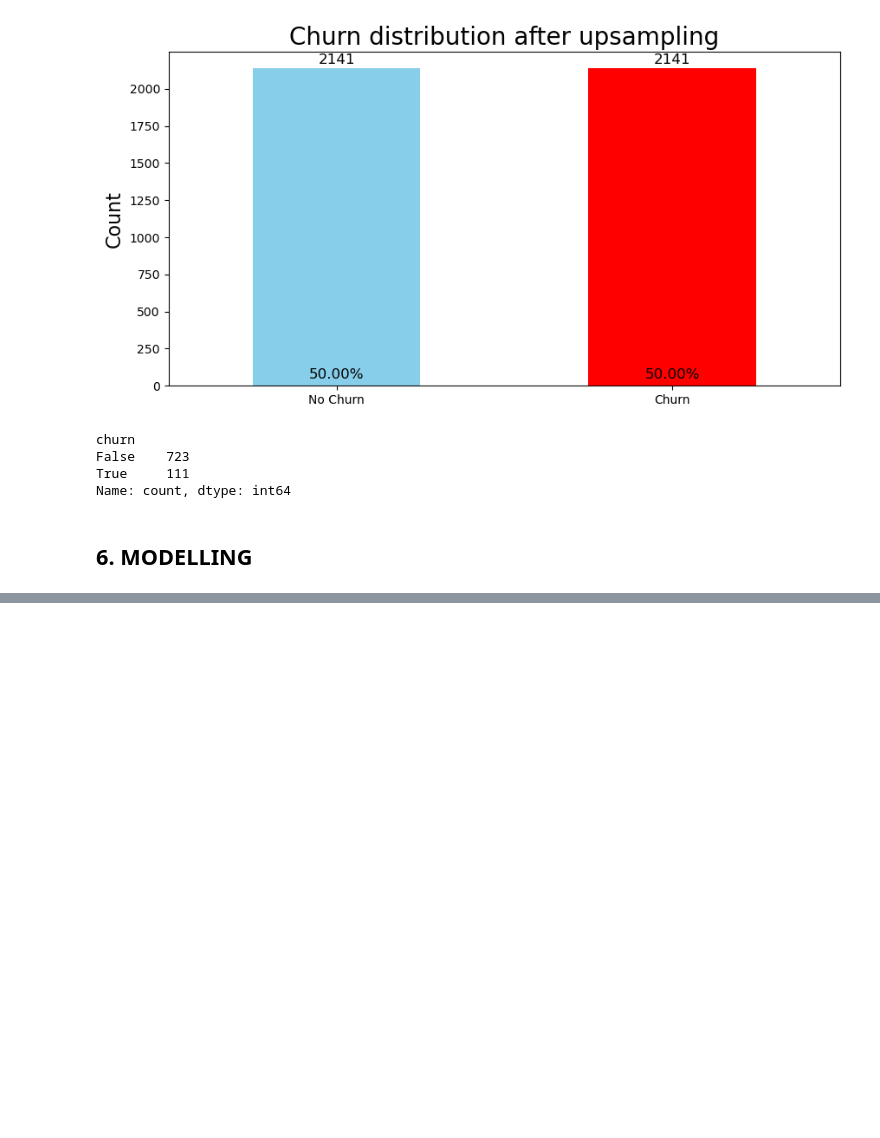
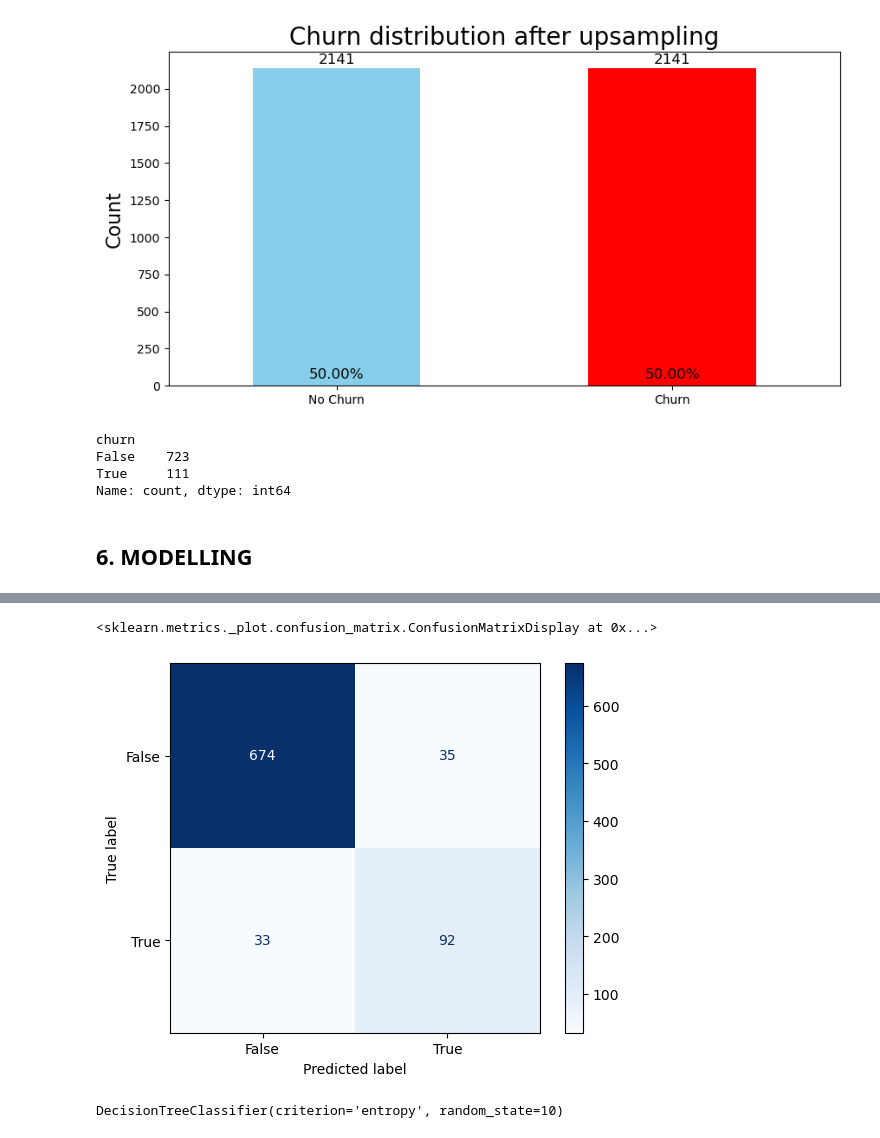
Before and after one commit to VincentKiplangat/Predicting-customer-churn-for-SyrialTel, a Jupyter notebook: SyrialTel.ipynb, the cells around one changed output, grey strips where cells are left out. Saved outputs shown, nothing was run; the diff lists cells and outputs as text; code cells hidden in the pictures; blank space fills up the shorter version.

```diff
--- a/SyrialTel.ipynb
+++ b/SyrialTel.ipynb
@@ -377,0 +489,9 @@ Base Model
+# %%
+# Instantiate KNeighborsClassifier
+clf = KNeighborsClassifier()
+
+# Fit the classifier
+clf.fit(scaled_data_train, y_train)
+
+# Predict on the test set
+test_preds = clf.predict(X_test)
@@ -377,0 +541,4 @@ Base Model
+# %%
+# Train a DT classifier
+classifier = DecisionTreeClassifier(random_state=10)
+classifier.fit(X_train, y_train)
@@ -377,0 +547,3 @@ Base Model
+# %%
+# Make predictions for test data
+y_pred = classifier.predict(X_test)
@@ -377,0 +577,10 @@ Base Model
+# %%
+# Alternative confusion matrix
+from sklearn.metrics import ConfusionMatrixDisplay, confusion_matrix
+
+cnf_matrix = confusion_matrix(y_test, y_pred)
+disp = ConfusionMatrixDisplay(confusion_matrix=cnf_matrix, display_labels=classifier.classes_)
+disp.plot(cmap=plt.cm.Blues)
+# %% [output]
+<sklearn.metrics._plot.confusion_matrix.ConfusionMatrixDisplay at 0x...>
+[figure, added]
@@ -377,0 +589,6 @@ Base Model
+# %%
+# Instantiate and fit a DecisionTreeClassifier
+classifier_2 = DecisionTreeClassifier(random_state=10, criterion='entropy')
+classifier_2.fit(X_train, y_train)
+# %% [output]
+DecisionTreeClassifier(criterion='entropy', random_state=10)
```
Also changed, not shown: parts of 21 cells of this notebook, 2 other files.
